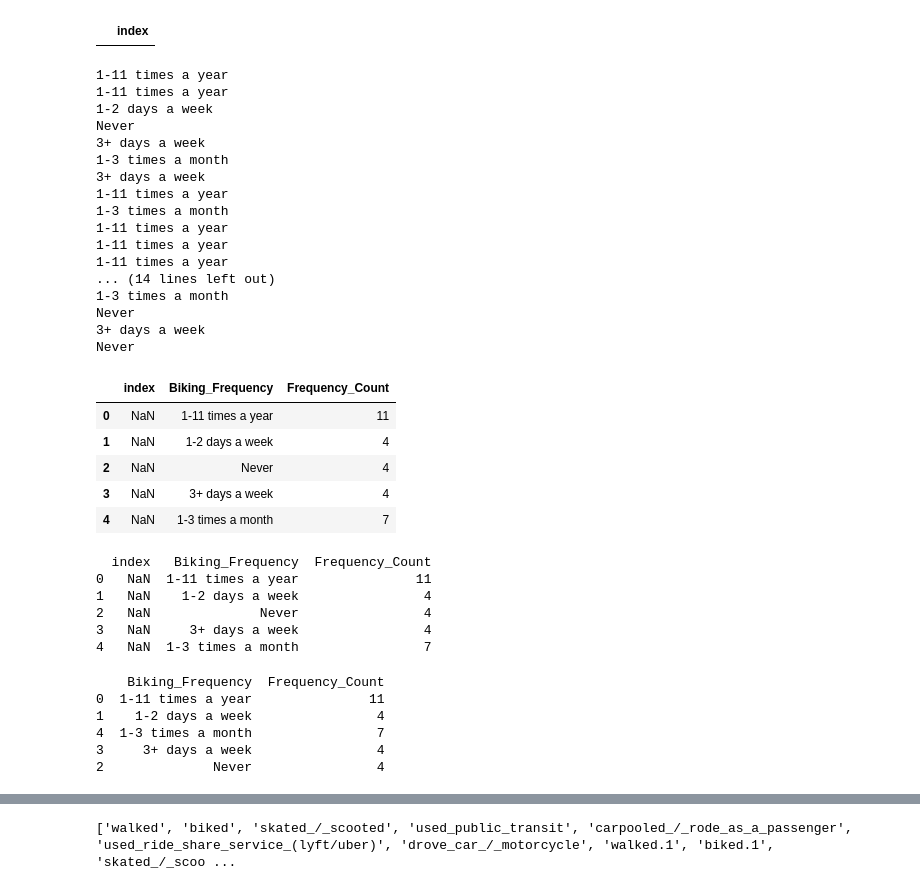
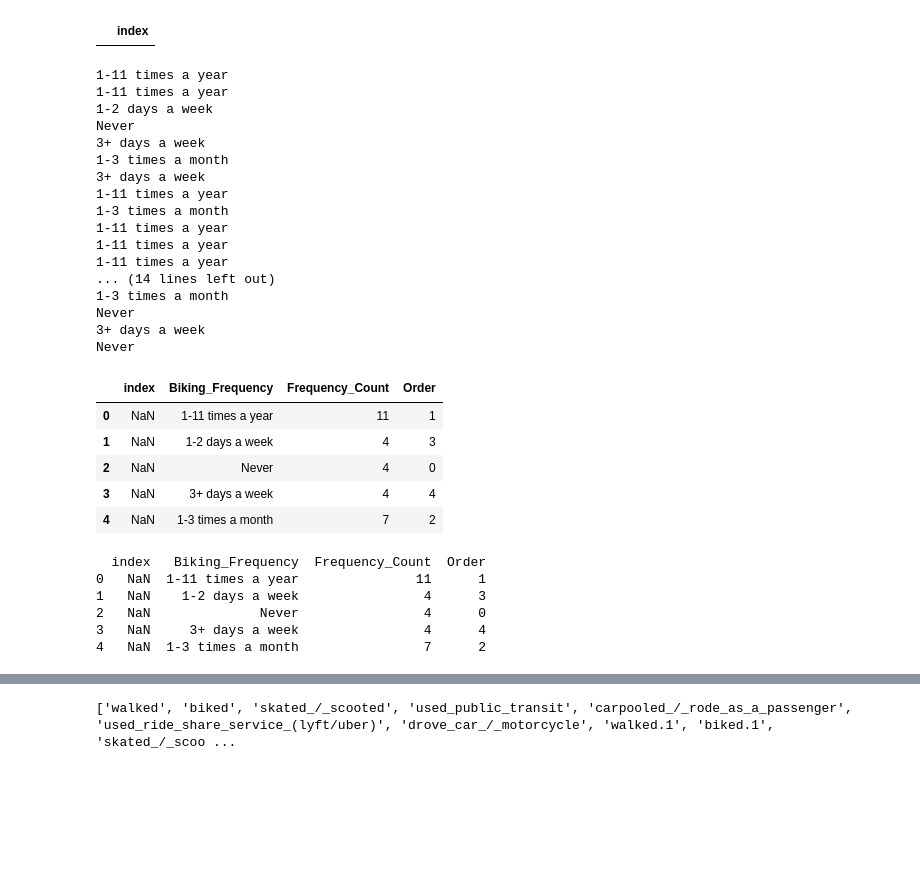
Before and after one commit to lindseytam/EBikeSurvey, a Jupyter notebook: notebook/analysis/01_summary_stats_ebike.ipynb, the cells around one changed output, grey strips where cells are left out. Drawn from its saved outputs; the diff is of its cells as text; code cells hidden in the pictures; blank space fills up the shorter version.

```diff
--- a/notebook/analysis/01_summary_stats_ebike.ipynb
+++ b/notebook/analysis/01_summary_stats_ebike.ipynb
@@ -126,16 +126,22 @@ res = res.reset_index()
 short_transport_mode = ['walked', 'biked', 'skated/scooted', 'used public transit',
                       'carpooled', 'used ride share service', 'drove car/motorcycle']
 new_transport_mode = []
+new_count = []
 color = []
+index = 0
 for col_name in (short_transport_mode):
     new_transport_mode.append(col_name + " before")
     color.append("before")
+    new_count.append(count[index])
     new_transport_mode.append(col_name + " after")
     color.append("after")
+    new_count.append(count[index+unique_transports])
+    index += 1
+
 
 
 res['mode_of_transport'] = new_transport_mode
-res['total_count'] = count
+res['total_count'] = new_count
 res['color'] = color
 
 print(res)
@@ -190,56 +215,46 @@ for i in range(1,row_num):
     print(frequency)
     if frequency in biking_freq:
         index = biking_freq.index(frequency)
         freq_count[index] += 1
     else:
         biking_freq.append(frequency)
         freq_count.append(1)
 
 bike_before['Biking_Frequency'] = biking_freq
 bike_before['Frequency_Count'] = freq_count
+bike_before['Order'] = [1,3,0,4,2]
 
 bike_before.head()
 # %% [output]
 1-11 times a year
 1-11 times a year
 1-2 days a week
 Never
 3+ days a week
 1-3 times a month
 3+ days a week
 1-11 times a year
 1-3 times a month
 1-11 times a year
 1-11 times a year
 1-11 times a year
 ... (14 lines left out)
 1-3 times a month
 Never
 3+ days a week
 Never
-|  | index | Biking_Frequency | Frequency_Count |
-| 0 | NaN | 1-11 times a year | 11 |
-| 1 | NaN | 1-2 days a week | 4 |
-| 2 | NaN | Never | 4 |
-| 3 | NaN | 3+ days a week | 4 |
-| 4 | NaN | 1-3 times a month | 7 |
+|  | index | Biking_Frequency | Frequency_Count | Order |
+| 0 | NaN | 1-11 times a year | 11 | 1 |
+| 1 | NaN | 1-2 days a week | 4 | 3 |
+| 2 | NaN | Never | 4 | 0 |
+| 3 | NaN | 3+ days a week | 4 | 4 |
+| 4 | NaN | 1-3 times a month | 7 | 2 |
 # %%
 print(bike_before)
 # %% [output]
-  index   Biking_Frequency  Frequency_Count
-0   NaN  1-11 times a year               11
-1   NaN    1-2 days a week                4
-2   NaN              Never                4
-3   NaN     3+ days a week                4
-4   NaN  1-3 times a month                7
+  index   Biking_Frequency  Frequency_Count  Order
+0   NaN  1-11 times a year               11      1
+1   NaN    1-2 days a week                4      3
+2   NaN              Never                4      0
+3   NaN     3+ days a week                4      4
+4   NaN  1-3 times a month                7      2
-# %%
-# Plot
-temp = bike_before.sort_values('Biking_Frequency', ascending = True)[['Biking_Frequency', 'Frequency_Count']]
-print(temp)
-# %% [output]
-    Biking_Frequency  Frequency_Count
-0  1-11 times a year               11
-1    1-2 days a week                4
-4  1-3 times a month                7
-3     3+ days a week                4
-2              Never                4
```
Also changed, not shown: parts of 10 cells of this notebook, 6 other files.
